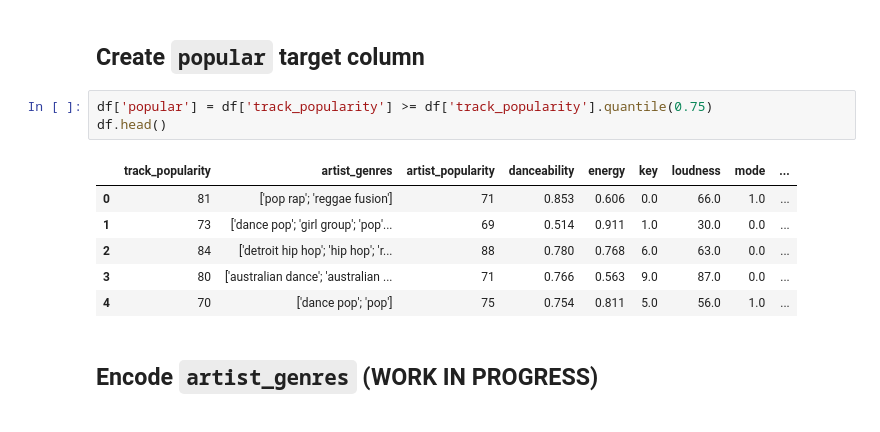
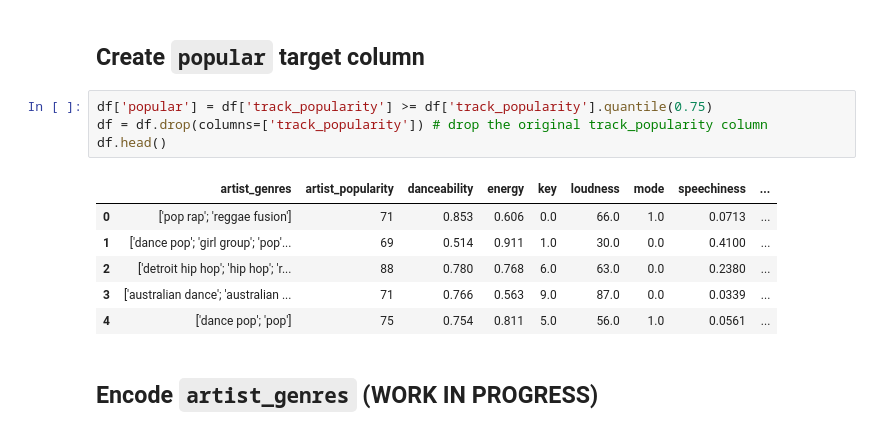
Before and after one commit to luisguareschi/group-project-ml-2, a Jupyter notebook: 01_data_preprocessing.ipynb, the cells around one changed output. Drawn from its saved outputs; the diff is of its cells as text.

Commit message:
Remove track popularity in preprocessing step

```diff
--- a/01_data_preprocessing.ipynb
+++ b/01_data_preprocessing.ipynb
@@ -124,14 +124,15 @@ plt.show()
 ## Create `popular` target column
 # %%
 df['popular'] = df['track_popularity'] >= df['track_popularity'].quantile(0.75)
+df = df.drop(columns=['track_popularity']) # drop the original track_popularity column
 df.head()
 # %% [output]
-|  | track_popularity | artist_genres | artist_popularity | danceability | energy | key | loudness | mode | ... |
-| 0 | 81 | ['pop rap'; 'reggae fusion'] | 71 | 0.853 | 0.606 | 0.0 | 66.0 | 1.0 | ... |
-| 1 | 73 | ['dance pop'; 'girl group'; 'pop'... | 69 | 0.514 | 0.911 | 1.0 | 30.0 | 0.0 | ... |
-| 2 | 84 | ['detroit hip hop'; 'hip hop'; 'r... | 88 | 0.780 | 0.768 | 6.0 | 63.0 | 0.0 | ... |
-| 3 | 80 | ['australian dance'; 'australian ... | 71 | 0.766 | 0.563 | 9.0 | 87.0 | 0.0 | ... |
-| 4 | 70 | ['dance pop'; 'pop'] | 75 | 0.754 | 0.811 | 5.0 | 56.0 | 1.0 | ... |
+|  | artist_genres | artist_popularity | danceability | energy | key | loudness | mode | speechiness | ... |
+| 0 | ['pop rap'; 'reggae fusion'] | 71 | 0.853 | 0.606 | 0.0 | 66.0 | 1.0 | 0.0713 | ... |
+| 1 | ['dance pop'; 'girl group'; 'pop'... | 69 | 0.514 | 0.911 | 1.0 | 30.0 | 0.0 | 0.4100 | ... |
+| 2 | ['detroit hip hop'; 'hip hop'; 'r... | 88 | 0.780 | 0.768 | 6.0 | 63.0 | 0.0 | 0.2380 | ... |
+| 3 | ['australian dance'; 'australian ... | 71 | 0.766 | 0.563 | 9.0 | 87.0 | 0.0 | 0.0339 | ... |
+| 4 | ['dance pop'; 'pop'] | 75 | 0.754 | 0.811 | 5.0 | 56.0 | 1.0 | 0.0561 | ... |
 # %% [markdown]
 ## Encode `artist_genres` (WORK IN PROGRESS)
 # %%
```
Also changed, not shown: parts of 1 cell of this notebook, 1 other file.
